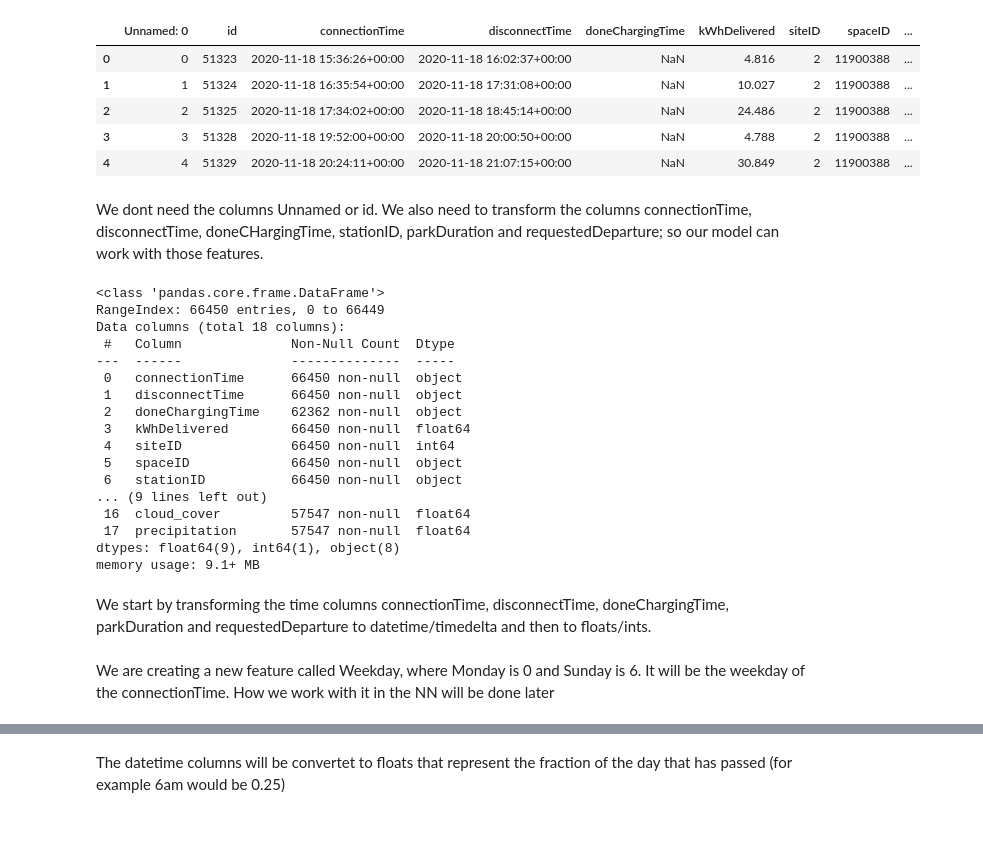
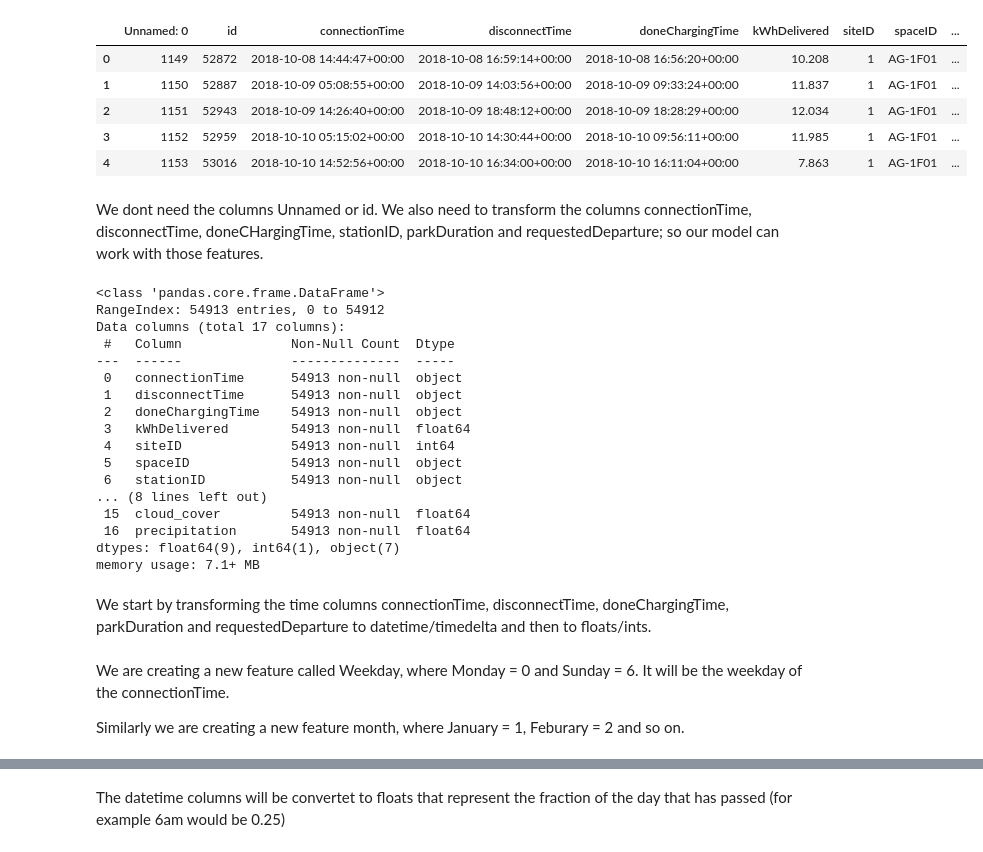
Before and after one commit to Sithkiller3000/AA2024, a Jupyter notebook: neuralnetwork.ipynb, the cells around one changed output, grey strips where cells are left out. Saved outputs shown, nothing was run; the diff lists cells and outputs as text; code cells hidden in the pictures.

Commit message:
Added feature Month and Split df by site for NN/RF

```diff
--- a/neuralnetwork.ipynb
+++ b/neuralnetwork.ipynb
@@ -4,15 +4,15 @@ import matplotlib.pyplot as plt
 import pandas as pd
 from datetime import datetime
 # %%
-df = pd.read_csv("cleanData/cleanChargingDataFull.csv")
+df = pd.read_csv("cleanData/cleanChargingDataFewNull.csv")
 df.head()
 # %% [output]
 |  | Unnamed: 0 | id | connectionTime | disconnectTime | doneChargingTime | kWhDelivered | siteID | spaceID | ... |
-| 0 | 0 | 51323 | 2020-11-18 15:36:26+00:00 | 2020-11-18 16:02:37+00:00 | NaN | 4.816 | 2 | 11900388 | ... |
-| 1 | 1 | 51324 | 2020-11-18 16:35:54+00:00 | 2020-11-18 17:31:08+00:00 | NaN | 10.027 | 2 | 11900388 | ... |
-| 2 | 2 | 51325 | 2020-11-18 17:34:02+00:00 | 2020-11-18 18:45:14+00:00 | NaN | 24.486 | 2 | 11900388 | ... |
-| 3 | 3 | 51328 | 2020-11-18 19:52:00+00:00 | 2020-11-18 20:00:50+00:00 | NaN | 4.788 | 2 | 11900388 | ... |
-| 4 | 4 | 51329 | 2020-11-18 20:24:11+00:00 | 2020-11-18 21:07:15+00:00 | NaN | 30.849 | 2 | 11900388 | ... |
+| 0 | 1149 | 52872 | 2018-10-08 14:44:47+00:00 | 2018-10-08 16:59:14+00:00 | 2018-10-08 16:56:20+00:00 | 10.208 | 1 | AG-1F01 | ... |
+| 1 | 1150 | 52887 | 2018-10-09 05:08:55+00:00 | 2018-10-09 14:03:56+00:00 | 2018-10-09 09:33:24+00:00 | 11.837 | 1 | AG-1F01 | ... |
+| 2 | 1151 | 52943 | 2018-10-09 14:26:40+00:00 | 2018-10-09 18:48:12+00:00 | 2018-10-09 18:28:29+00:00 | 12.034 | 1 | AG-1F01 | ... |
+| 3 | 1152 | 52959 | 2018-10-10 05:15:02+00:00 | 2018-10-10 14:30:44+00:00 | 2018-10-10 09:56:11+00:00 | 11.985 | 1 | AG-1F01 | ... |
+| 4 | 1153 | 53016 | 2018-10-10 14:52:56+00:00 | 2018-10-10 16:34:00+00:00 | 2018-10-10 16:11:04+00:00 | 7.863 | 1 | AG-1F01 | ... |
 # %% [markdown]
 We dont need the columns Unnamed or id. We also need to transform the columns connectionTime, disconnectTime, doneCHargingTime, stationID, parkDuration and requestedDeparture; so our model can work with those features.
 # %%
@@ -21,22 +21,22 @@ df = df.drop("id", axis=1)
 df.info()
 # %% [output]
 <class 'pandas.core.frame.DataFrame'>
-RangeIndex: 66450 entries, 0 to 66449
-Data columns (total 18 columns):
+RangeIndex: 54913 entries, 0 to 54912
+Data columns (total 17 columns):
  #   Column              Non-Null Count  Dtype
 ---  ------              --------------  -----
- 0   connectionTime      66450 non-null  object
- 1   disconnectTime      66450 non-null  object
- 2   doneChargingTime    62362 non-null  object
- 3   kWhDelivered        66450 non-null  float64
- 4   siteID              66450 non-null  int64
- 5   spaceID             66450 non-null  object
- 6   stationID           66450 non-null  object
-... (9 lines left out)
- 16  cloud_cover         57547 non-null  float64
- 17  precipitation       57547 non-null  float64
-dtypes: float64(9), int64(1), object(8)
-memory usage: 9.1+ MB
+ 0   connectionTime      54913 non-null  object
+ 1   disconnectTime      54913 non-null  object
+ 2   doneChargingTime    54913 non-null  object
+ 3   kWhDelivered        54913 non-null  float64
+ 4   siteID              54913 non-null  int64
+ 5   spaceID             54913 non-null  object
+ 6   stationID           54913 non-null  object
+... (8 lines left out)
+ 15  cloud_cover         54913 non-null  float64
+ 16  precipitation       54913 non-null  float64
+dtypes: float64(9), int64(1), object(7)
+memory usage: 7.1+ MB
 # %% [markdown]
 We start by transforming the time columns connectionTime, disconnectTime, doneChargingTime, parkDuration and requestedDeparture to datetime/timedelta and then to floats/ints.
 # %%
@@ -46,6 +46,9 @@ df["doneChargingTime"] = pd.to_datetime(df["doneChargingTime"])
 df["parkDuration"] = pd.to_timedelta(df["parkDuration"])
 df["requestedDeparture"] = pd.to_datetime(df["requestedDeparture"])
 # %% [markdown]
-We are creating a new  feature called Weekday, where Monday is 0 and Sunday is 6. It will be the weekday of the connectionTime. How we work with it in the NN will be done later
+We are creating a new  feature called Weekday, where Monday = 0 and Sunday = 6. It will be the weekday of the connectionTime.
+
+
+Similarly we are creating a new feature month, where January = 1, Feburary = 2 and so on.
 # %%
 df["weekday"] = df["connectionTime"].dt.weekday
```
Also changed, not shown: parts of 9 cells of this notebook, 2 other files.
